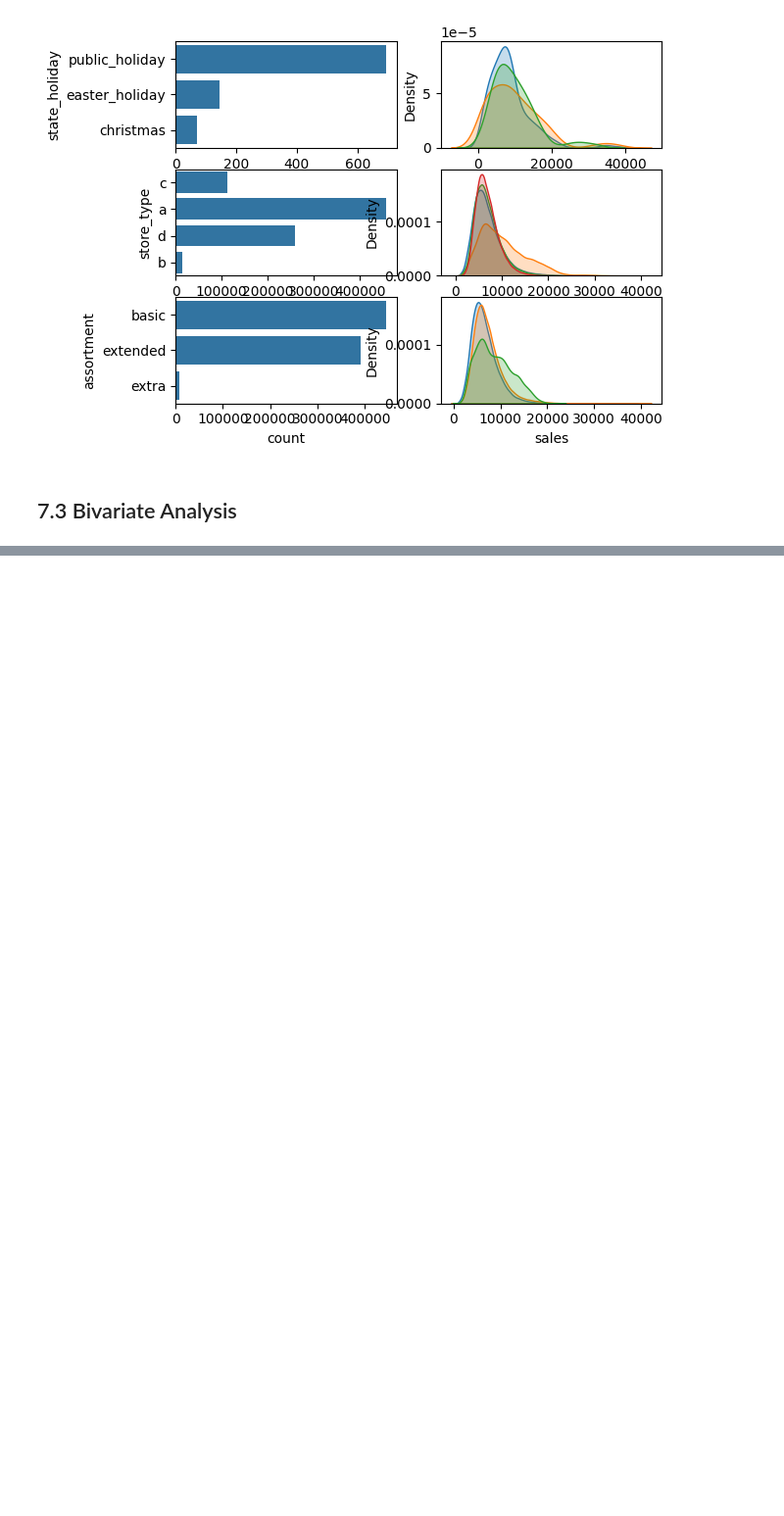
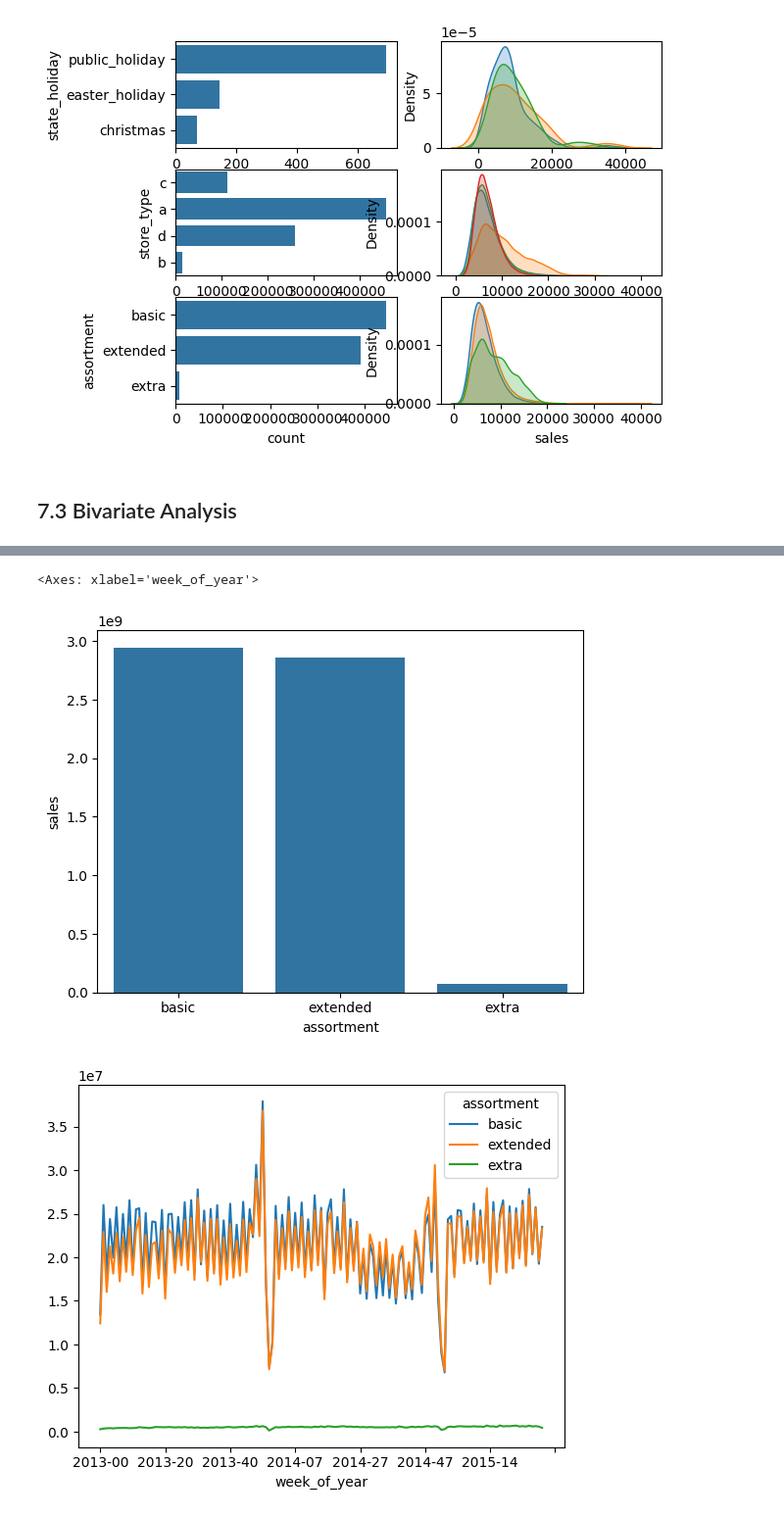
Before and after one commit to thalesluizbraga/eda_rossmann, a Jupyter notebook: eda_rossmann.ipynb, the cells around one changed output, grey strips where cells are left out. Shown: that part at 98% size. Drawn from its saved outputs; the diff is of its cells as text; code cells hidden in the pictures; blank space fills up the shorter version.

```diff
--- a/eda_rossmann.ipynb
+++ b/eda_rossmann.ipynb
@@ -303,0 +306,14 @@ sns.barplot(x=assortment_grouped['assortment'], y=assortment_grouped['sales'], d
+# %%
+assortment_grouped = df4[['assortment', 'sales']].groupby('assortment').sum().reset_index()
+sns.barplot(x='assortment', y='sales', data = assortment_grouped)
+
+assortment_grouped_week = df4[['week_of_year', 'assortment', 'sales']].groupby(['week_of_year', 'assortment']).sum().reset_index()
+# Pivot the data to create a column to each type of assortment, which will be the lines of the plot
+assortment_grouped_week.pivot(index='week_of_year', columns='assortment',values='sales').plot()
+
+assortment_extra_grouped = assortment_grouped_week[assortment_grouped_week['assortment'] == 'extra']
+assortment_extra_grouped.pivot(index='week_of_year', columns='assortment', values='sales').plot()
+# %% [output]
+<Axes: xlabel='week_of_year'>
+[figure, added]
+[figure, added]
```
Also changed, not shown: parts of 12 cells of this notebook.
